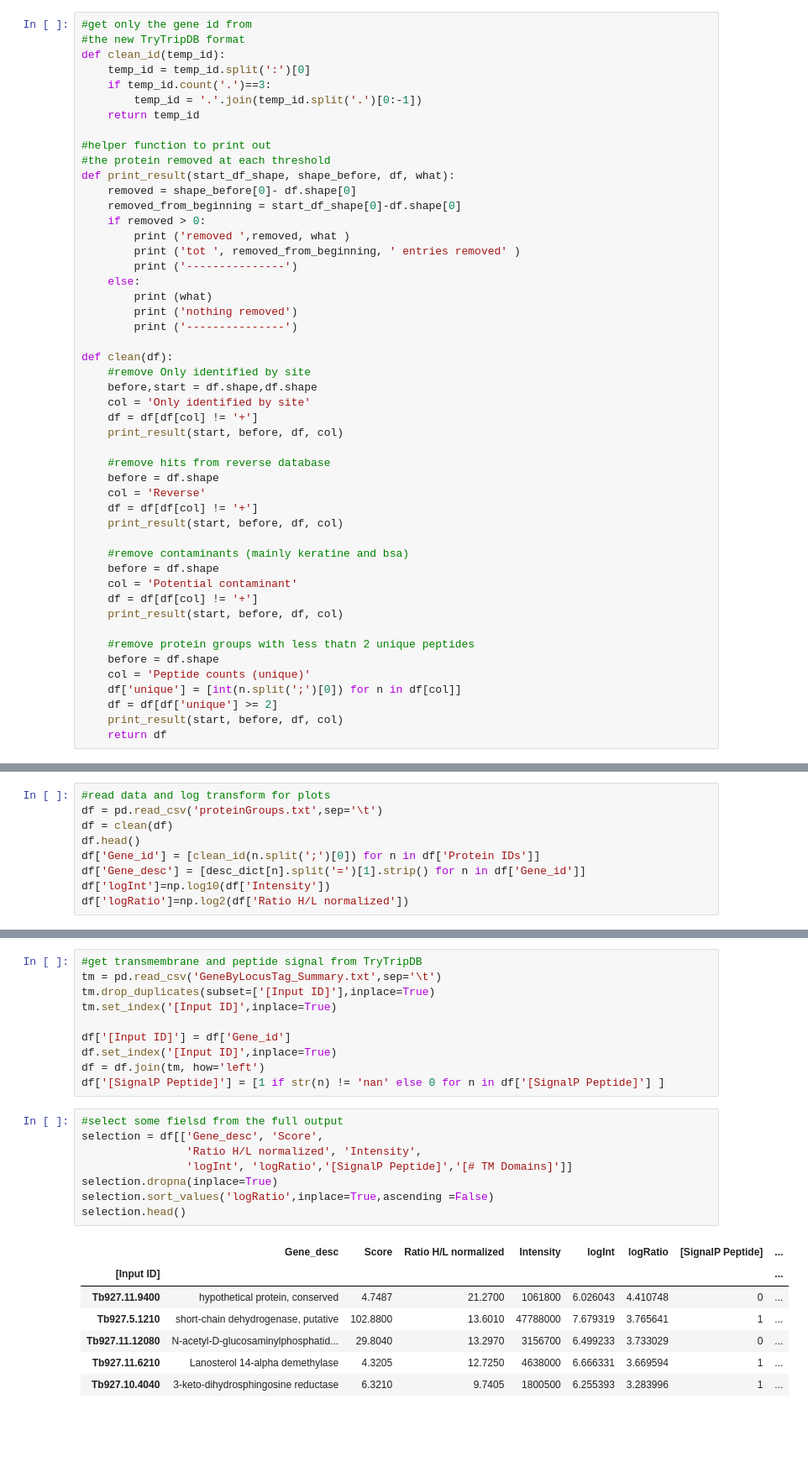
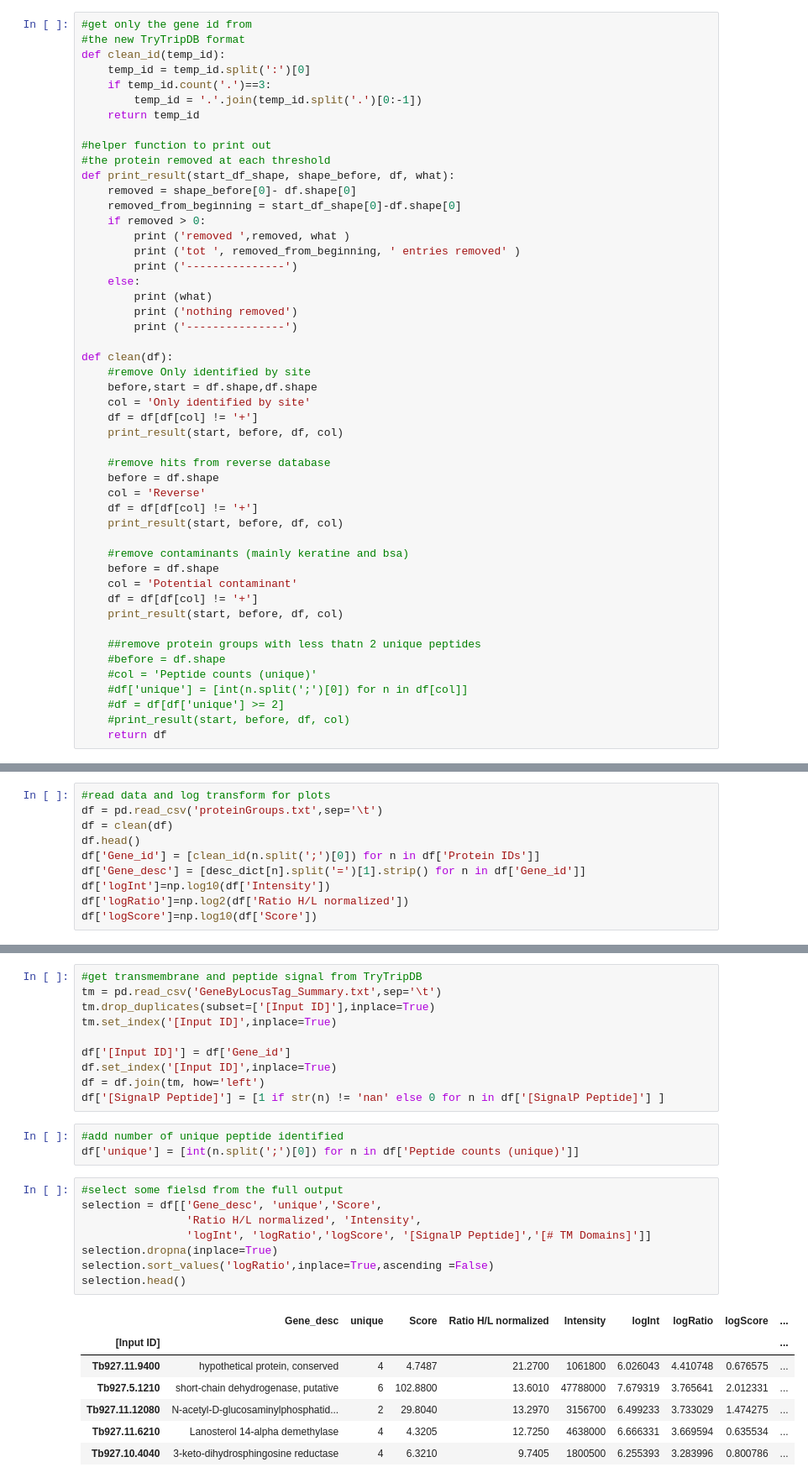
Before and after one commit to mtinti/zhe_analysis_01, a Jupyter notebook: Analysis.ipynb, the cells around one changed output, grey strips where cells are left out. Shown at 84% size. Drawn from its saved outputs; the diff is of its cells as text; blank space fills up the shorter version.

```diff
--- a/Analysis.ipynb
+++ b/Analysis.ipynb
@@ -57,12 +63,12 @@ def clean(df):
     df = df[df[col] != '+']
     print_result(start, before, df, col)
 
-    #remove protein groups with less thatn 2 unique peptides
-    before = df.shape
-    col = 'Peptide counts (unique)'
-    df['unique'] = [int(n.split(';')[0]) for n in df[col]]
-    df = df[df['unique'] >= 2]
-    print_result(start, before, df, col)
+    ##remove protein groups with less thatn 2 unique peptides
+    #before = df.shape
+    #col = 'Peptide counts (unique)'
+    #df['unique'] = [int(n.split(';')[0]) for n in df[col]]
+    #df = df[df['unique'] >= 2]
+    #print_result(start, before, df, col)
     return df
 # %%
 #add back the description of the proteins
@@ -85,6 +91,7 @@ df['Gene_id'] = [clean_id(n.split(';')[0]) for n in df['Protein IDs']]
 df['Gene_desc'] = [desc_dict[n].split('=')[1].strip() for n in df['Gene_id']]
 df['logInt']=np.log10(df['Intensity'])
 df['logRatio']=np.log2(df['Ratio H/L normalized'])
+df['logScore']=np.log10(df['Score'])
 # %% [output]
 removed  52 Only identified by site
 tot  52  entries removed
@@ -108,22 +112,25 @@ df['[Input ID]'] = df['Gene_id']
 df.set_index('[Input ID]',inplace=True)
 df = df.join(tm, how='left')
 df['[SignalP Peptide]'] = [1 if str(n) != 'nan' else 0 for n in df['[SignalP Peptide]'] ]
+# %%
+#add number of unique peptide identified
+df['unique'] = [int(n.split(';')[0]) for n in df['Peptide counts (unique)']]
 # %%
 #select some fielsd from the full output
-selection = df[['Gene_desc', 'Score',
+selection = df[['Gene_desc', 'unique','Score',
                 'Ratio H/L normalized', 'Intensity',
-                'logInt', 'logRatio','[SignalP Peptide]','[# TM Domains]']]
+                'logInt', 'logRatio','logScore', '[SignalP Peptide]','[# TM Domains]']]
 selection.dropna(inplace=True)
 selection.sort_values('logRatio',inplace=True,ascending =False)
 selection.head()
 # %% [output]
-|  | Gene_desc | Score | Ratio H/L normalized | Intensity | logInt | logRatio | [SignalP Peptide] | ... |
-| [Input ID] |  |  |  |  |  |  |  | ... |
-| Tb927.11.9400 | hypothetical protein, conserved | 4.7487 | 21.2700 | 1061800 | 6.026043 | 4.410748 | 0 | ... |
-| Tb927.5.1210 | short-chain dehydrogenase, putative | 102.8800 | 13.6010 | 47788000 | 7.679319 | 3.765641 | 1 | ... |
-| Tb927.11.12080 | N-acetyl-D-glucosaminylphosphatid... | 29.8040 | 13.2970 | 3156700 | 6.499233 | 3.733029 | 0 | ... |
-| Tb927.11.6210 | Lanosterol 14-alpha demethylase | 4.3205 | 12.7250 | 4638000 | 6.666331 | 3.669594 | 1 | ... |
-| Tb927.10.4040 | 3-keto-dihydrosphingosine reductase | 6.3210 | 9.7405 | 1800500 | 6.255393 | 3.283996 | 1 | ... |
+|  | Gene_desc | unique | Score | Ratio H/L normalized | Intensity | logInt | logRatio | logScore | ... |
+| [Input ID] |  |  |  |  |  |  |  |  | ... |
+| Tb927.11.9400 | hypothetical protein, conserved | 4 | 4.7487 | 21.2700 | 1061800 | 6.026043 | 4.410748 | 0.676575 | ... |
+| Tb927.5.1210 | short-chain dehydrogenase, putative | 6 | 102.8800 | 13.6010 | 47788000 | 7.679319 | 3.765641 | 2.012331 | ... |
+| Tb927.11.12080 | N-acetyl-D-glucosaminylphosphatid... | 2 | 29.8040 | 13.2970 | 3156700 | 6.499233 | 3.733029 | 1.474275 | ... |
+| Tb927.11.6210 | Lanosterol 14-alpha demethylase | 4 | 4.3205 | 12.7250 | 4638000 | 6.666331 | 3.669594 | 0.635534 | ... |
+| Tb927.10.4040 | 3-keto-dihydrosphingosine reductase | 4 | 6.3210 | 9.7405 | 1800500 | 6.255393 | 3.283996 | 0.800786 | ... |
 # %%
 #basic plot
 fig,ax = plt.subplots()
```
Also changed, not shown: parts of 5 cells of this notebook.
